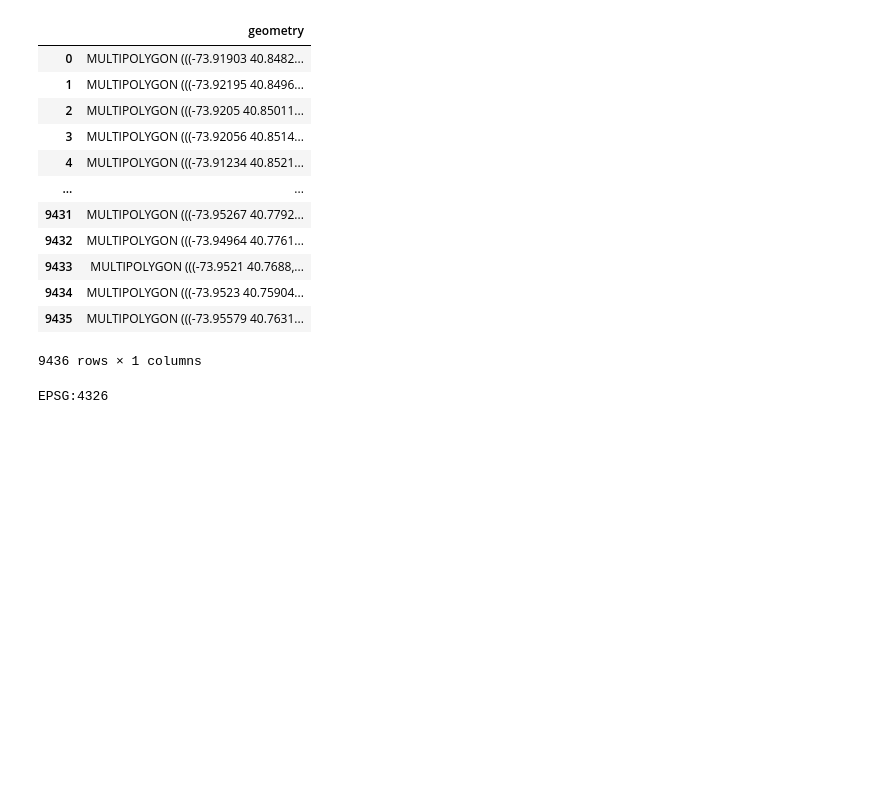
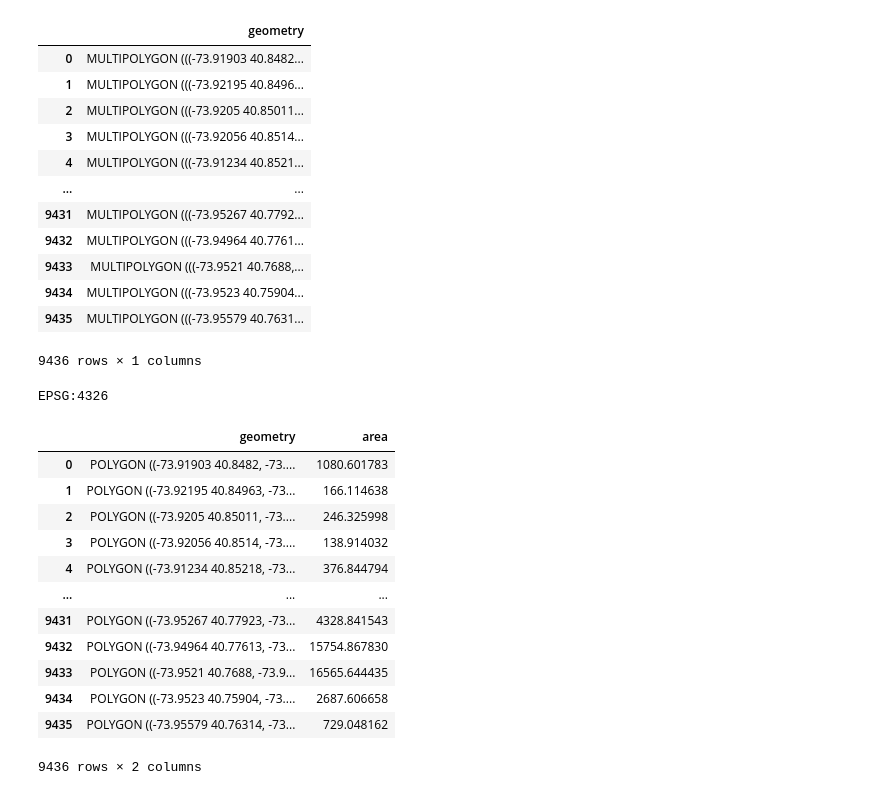
Before and after one commit to jeremy-jmc/ey2025-challenge, a Jupyter notebook: deliverable/kml.ipynb, the cells around one changed output. Cells and saved outputs as stored; diff of their text form; code cells hidden in the pictures; blank space fills up the shorter version.

```diff
--- a/deliverable/kml.ipynb
+++ b/deliverable/kml.ipynb
@@ -84,19 +86,34 @@ EPSG:4326
 # %%
 # -----------------------------------------------------------------------------
 # Process Geometries: Convert to single polygons and compute areas
 # -----------------------------------------------------------------------------
 
 bld_footprint['geometry'] = bld_footprint['geometry'].apply(lambda x: unary_union(x))
-
 bld_footprint = bld_footprint.to_crs(epsg=3395)
 
 bld_footprint['area'] = bld_footprint['geometry'].area
 
 bld_footprint = bld_footprint.to_crs(epsg=4326)
 
-# bld_footprint.to_file('../pipeline/data/other/bf.json', driver='GeoJSON')
+# bld_footprint.to_file('../data/other/bf.json', driver='GeoJSON')
+display(bld_footprint)
 
+# Get bbox from all GeoDataFrame
 bbox = bld_footprint.total_bounds
+# %% [output]
+|  | geometry | area |
+| 0 | POLYGON ((-73.91903 40.8482, -73.... | 1080.601783 |
+| 1 | POLYGON ((-73.92195 40.84963, -73... | 166.114638 |
+| 2 | POLYGON ((-73.9205 40.85011, -73.... | 246.325998 |
+| 3 | POLYGON ((-73.92056 40.8514, -73.... | 138.914032 |
+| 4 | POLYGON ((-73.91234 40.85218, -73... | 376.844794 |
+| ... | ... | ... |
+| 9431 | POLYGON ((-73.95267 40.77923, -73... | 4328.841543 |
+| 9432 | POLYGON ((-73.94964 40.77613, -73... | 15754.867830 |
+| 9433 | POLYGON ((-73.9521 40.7688, -73.9... | 16565.644435 |
+| 9434 | POLYGON ((-73.9523 40.75904, -73.... | 2687.606658 |
+| 9435 | POLYGON ((-73.95579 40.76314, -73... | 729.048162 |
+9436 rows × 2 columns
 # %%
 # -----------------------------------------------------------------------------
 # Load External NYC Buildings Data
```
Also changed, not shown: parts of 7 cells of this notebook, 9 other files.
